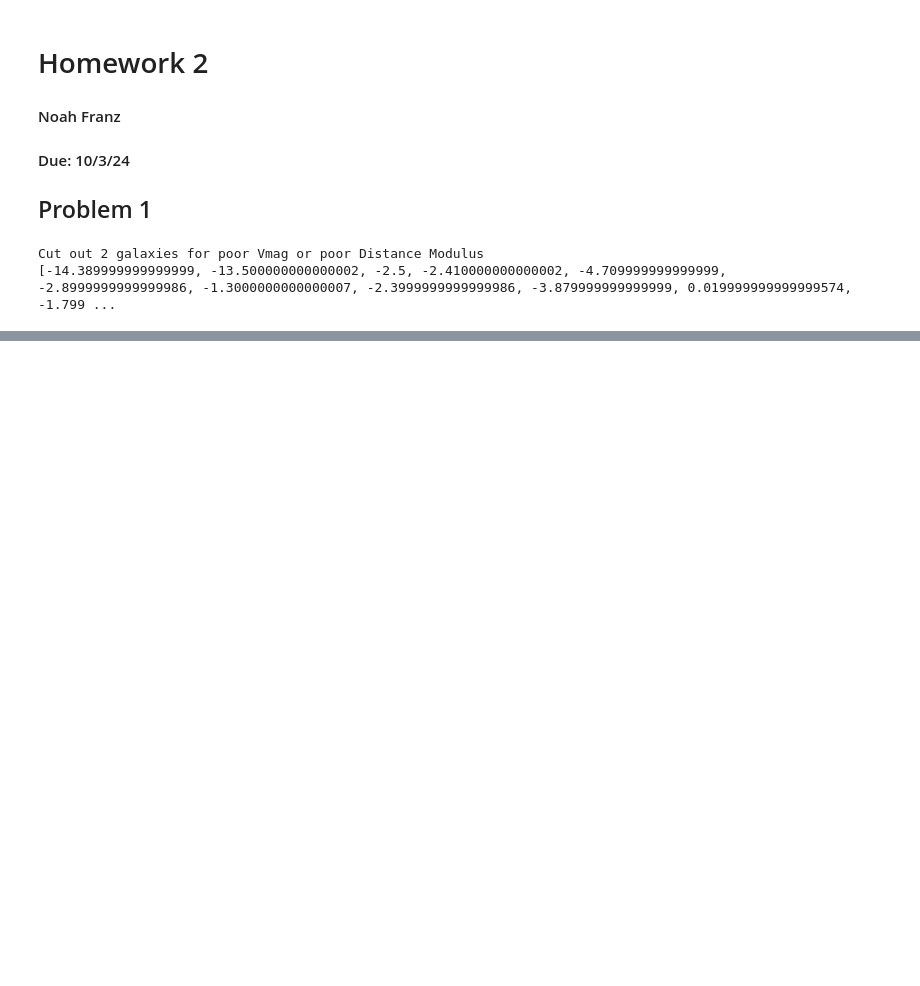
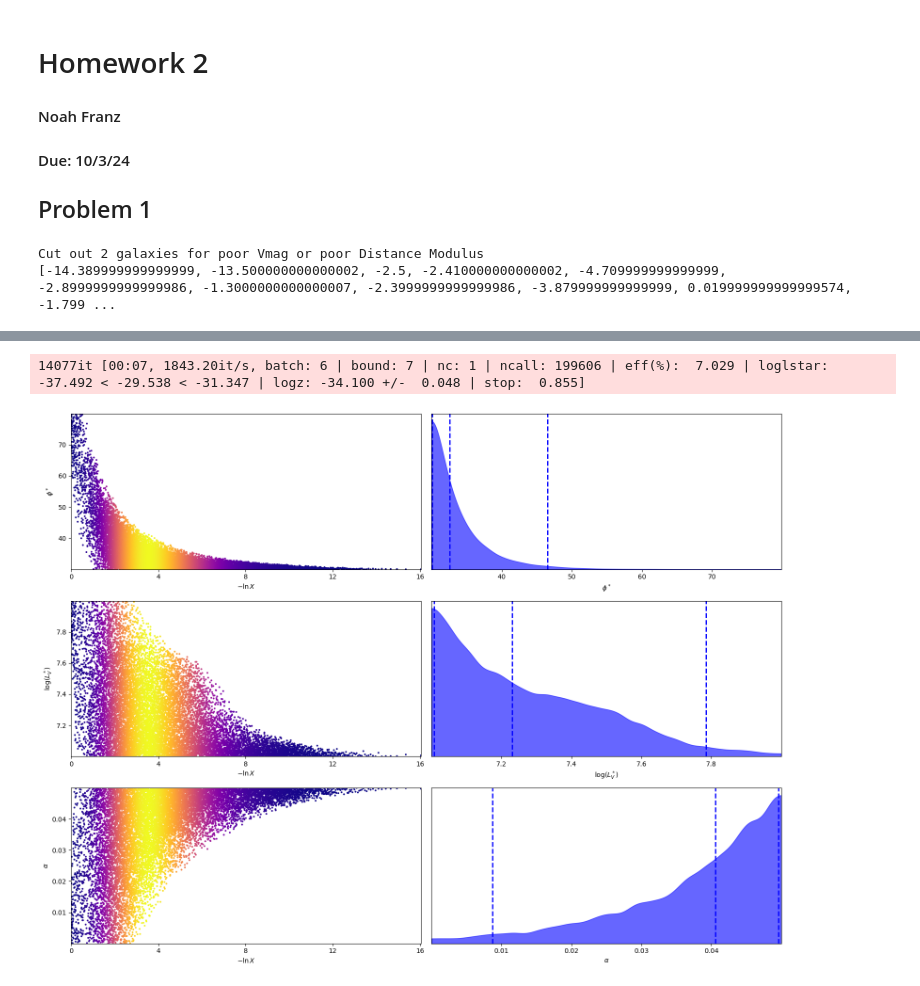
Before and after one commit to noahfranz13/SO-Classes, a Jupyter notebook: ASTR540/hw2/Franz_ASTR540_HW2.ipynb, the cells around one changed output, grey strips where cells are left out. Saved outputs shown, nothing was run; the diff lists cells and outputs as text; code cells hidden in the pictures; blank space fills up the shorter version.

```diff
--- a/ASTR540/hw2/Franz_ASTR540_HW2.ipynb
+++ b/ASTR540/hw2/Franz_ASTR540_HW2.ipynb
@@ -119,0 +110,53 @@ Text(0.5, 0, 'Absolute V-Band Magnitude')
+# %%
+# fit with a schechter function
+
+x = 10**(-0.4*mids)
+y = np.log10(counts)
+yerr = 1 # so +/- 1 count per bin
+xerr = sd
+
+def schechter(L_V, phi_star, log_L_V_star, alpha):
+
+    L_V_star = 10**log_L_V_star
+    f1 = (L_V / L_V_star)**alpha
+    f2 = np.exp(-L_V/L_V_star)
+    phi = phi_star * f1 * f2
+    return phi
+
+# log-likelihood
+def loglike(theta):
+    phi_star, log_L_V_star, alpha = theta
+
+    # select a random value for x within it's uncertainty
+    xin = np.random.normal(x,xerr)
+    #print(xin)
+
+    model = schechter(xin, phi_star, log_L_V_star, alpha)
+    inv_sigma2 = 1.0 / (err**2 + model**2)
+    res = -0.5 * (np.sum((y-model)**2 * inv_sigma2 - np.log(inv_sigma2)))
+    return res
+
+# prior transform
+def prior_transform(utheta):
+    u_phi_star, u_L_V_star, u_alpha = utheta
+    phi_star = (u_phi_star * 50) + 30
+    L_V_star = (u_L_V_star * 1) + 7
+    alpha = (u_alpha*0.05)
+
+    return phi_star, L_V_star, alpha
+
+dsampler = dynesty.DynamicNestedSampler(loglike, prior_transform, ndim=3,
+                                        bound='multi', sample='rwalk')
+dsampler.run_nested()
+dres = dsampler.results
+# %% [output]
+14077it [00:07, 1843.20it/s, batch: 6 | bound: 7 | nc: 1 | ncall: 199606 | eff(%):  7.029 | loglstar: -37.492 < -29.538 < -31.347 | logz: -34.100 +/-  0.048 | stop:  0.855]
+# %%
+from dynesty import plotting as dyplot
+
+labels = [r'$\phi^*$', r'$\log(L_V^*)$', r'$\alpha$']
+fig, axes = dyplot.traceplot(dsampler.results, labels=labels,
+                             fig=plt.subplots(3, 2, figsize=(16, 12)))
+fig.tight_layout()
+# %% [output]
+[figure, added]
```
Also changed, not shown: parts of 13 cells of this notebook, 1 other file.
